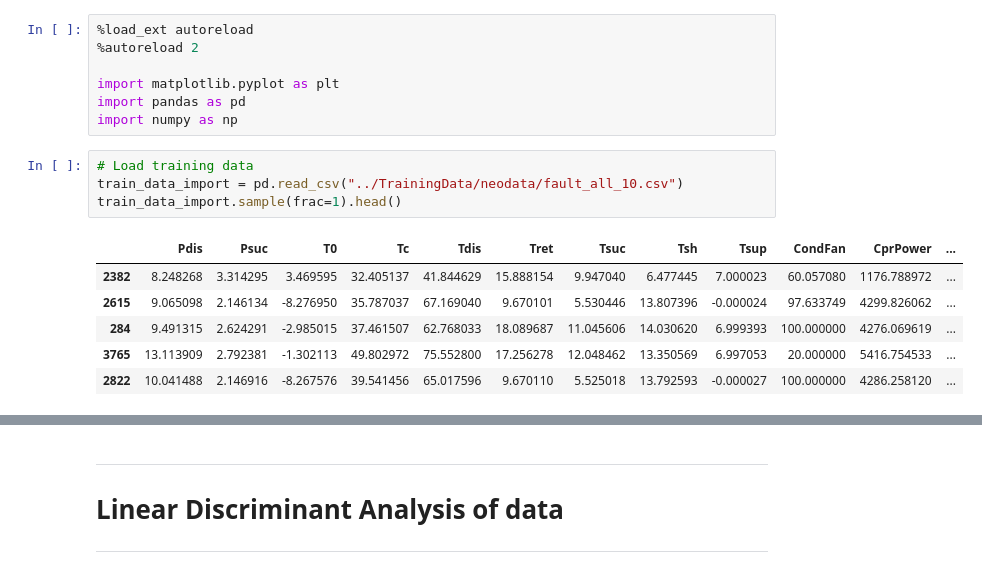
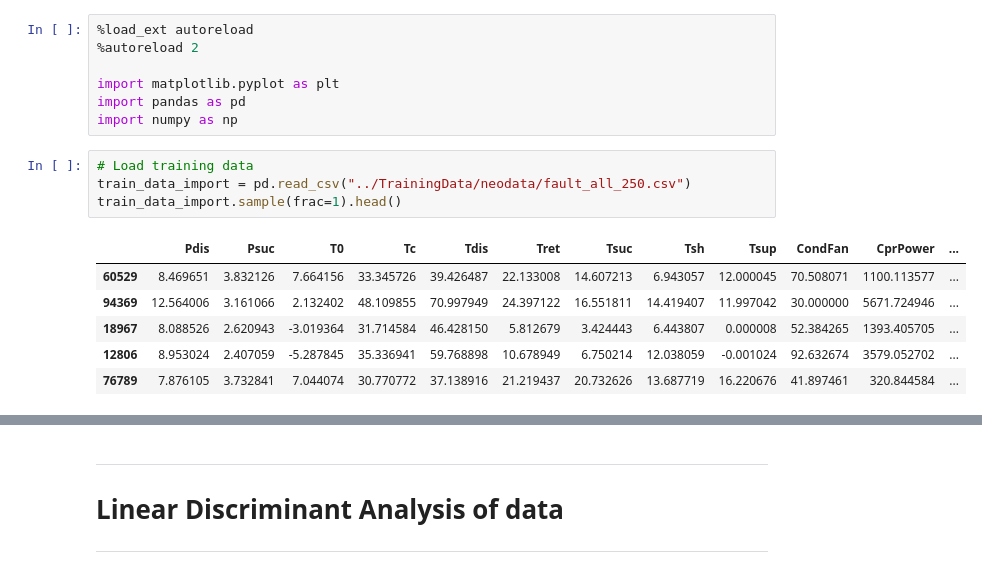
Before and after one commit to peterkrull/p7-ml-refrigeration-fault-detection, a Jupyter notebook: Python/testing_lda.ipynb, the cells around one changed output, grey strips where cells are left out. Drawn from its saved outputs; the diff is of its cells as text.

```diff
--- a/Python/testing_lda.ipynb
+++ b/Python/testing_lda.ipynb
@@ -7,12 +7,12 @@ import pandas as pd
 import numpy as np
 # %%
 # Load training data
-train_data_import = pd.read_csv("../TrainingData/neodata/fault_all_10.csv")
+train_data_import = pd.read_csv("../TrainingData/neodata/fault_all_250.csv")
 train_data_import.sample(frac=1).head()
 # %% [output]
 |  | Pdis | Psuc | T0 | Tc | Tdis | Tret | Tsuc | Tsh | Tsup | CondFan | CprPower | ... |
-| 2382 | 8.248268 | 3.314295 | 3.469595 | 32.405137 | 41.844629 | 15.888154 | 9.947040 | 6.477445 | 7.000023 | 60.057080 | 1176.788972 | ... |
-| 2615 | 9.065098 | 2.146134 | -8.276950 | 35.787037 | 67.169040 | 9.670101 | 5.530446 | 13.807396 | -0.000024 | 97.633749 | 4299.826062 | ... |
-| 284 | 9.491315 | 2.624291 | -2.985015 | 37.461507 | 62.768033 | 18.089687 | 11.045606 | 14.030620 | 6.999393 | 100.000000 | 4276.069619 | ... |
-| 3765 | 13.113909 | 2.792381 | -1.302113 | 49.802972 | 75.552800 | 17.256278 | 12.048462 | 13.350569 | 6.997053 | 20.000000 | 5416.754533 | ... |
-| 2822 | 10.041488 | 2.146916 | -8.267576 | 39.541456 | 65.017596 | 9.670110 | 5.525018 | 13.792593 | -0.000027 | 100.000000 | 4286.258120 | ... |
+| 60529 | 8.469651 | 3.832126 | 7.664156 | 33.345726 | 39.426487 | 22.133008 | 14.607213 | 6.943057 | 12.000045 | 70.508071 | 1100.113577 | ... |
+| 94369 | 12.564006 | 3.161066 | 2.132402 | 48.109855 | 70.997949 | 24.397122 | 16.551811 | 14.419407 | 11.997042 | 30.000000 | 5671.724946 | ... |
+| 18967 | 8.088526 | 2.620943 | -3.019364 | 31.714584 | 46.428150 | 5.812679 | 3.424443 | 6.443807 | 0.000008 | 52.384265 | 1393.405705 | ... |
+| 12806 | 8.953024 | 2.407059 | -5.287845 | 35.336941 | 59.768898 | 10.678949 | 6.750214 | 12.038059 | -0.001024 | 92.632674 | 3579.052702 | ... |
+| 76789 | 7.876105 | 3.732841 | 7.044074 | 30.770772 | 37.138916 | 21.219437 | 20.732626 | 13.687719 | 16.220676 | 41.897461 | 320.844584 | ... |
```
Also changed, not shown: parts of 9 cells of this notebook.
